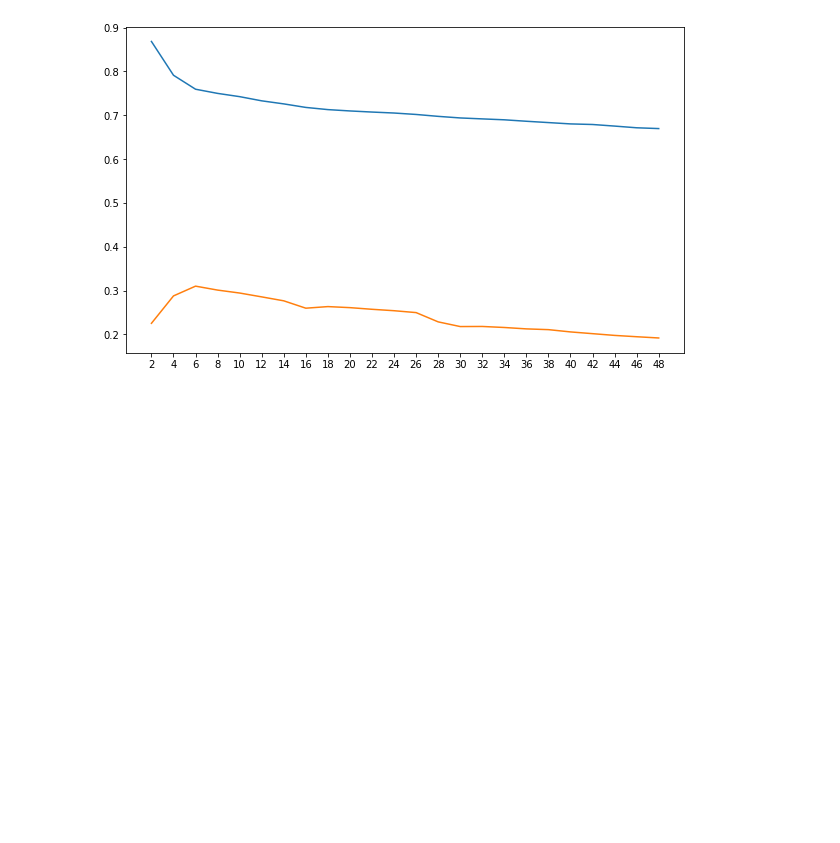
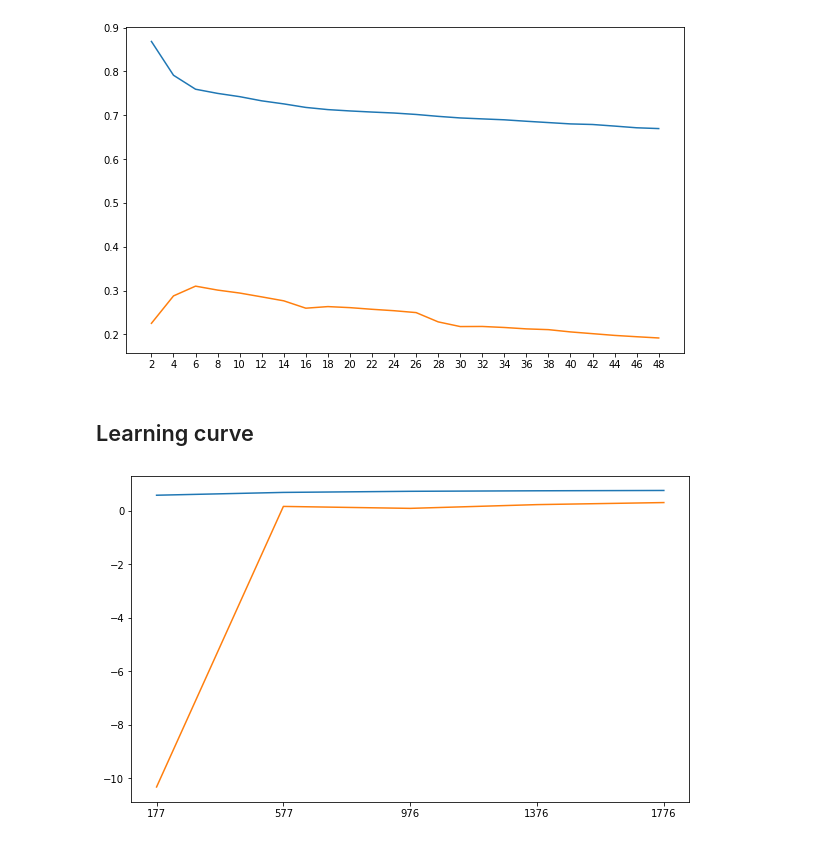
Before and after one commit to ivanmtoroc/scipy-intro, a Jupyter notebook: model_selection.ipynb, the cells around one changed output. Saved outputs shown, nothing was run; the diff lists cells and outputs as text; code cells hidden in the pictures; blank space fills up the shorter version.

Commit message:
feat: learning curve

```diff
--- a/model_selection.ipynb
+++ b/model_selection.ipynb
@@ -76,3 +78,13 @@ plt.plot(np.mean(a=test_scores, axis=1))
 plt.xticks(ticks=np.arange(24), labels=param_range);
 # %% [output]
 [figure]
+# %% [markdown]
+## Learning curve
+# %%
+samples, train_scores, test_scores = learning_curve(estimator=KNeighborsRegressor(n_neighbors=6), X=x, y=y, cv=5)
+
+plt.plot(np.mean(a=train_scores, axis=1))
+plt.plot(np.mean(a=test_scores, axis=1))
+plt.xticks(ticks=np.arange(5), labels=samples);
+# %% [output]
+[figure, added]
```
Also changed, not shown: parts of 7 cells of this notebook.
